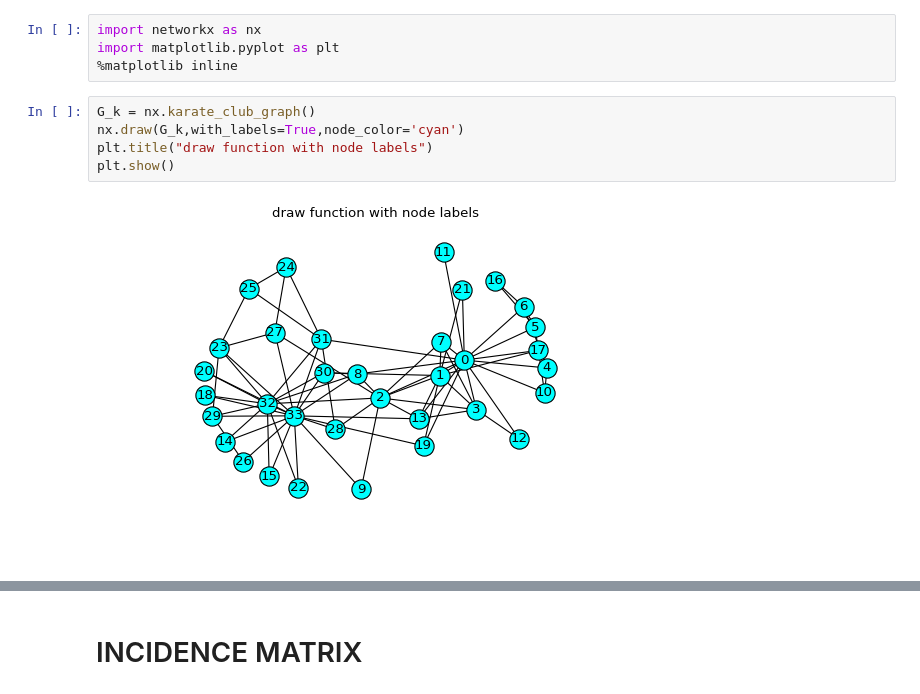
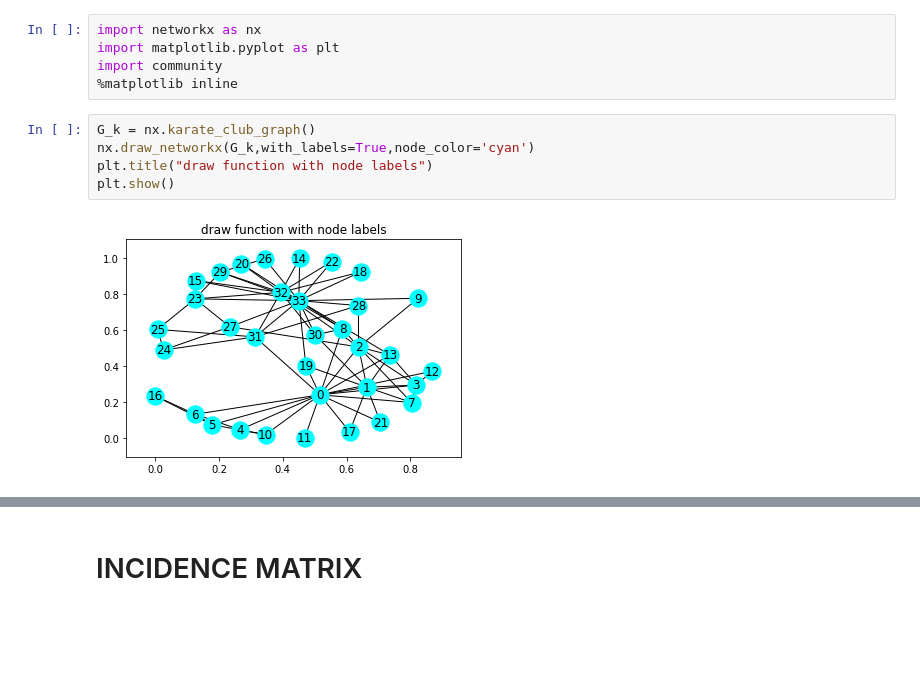
Before and after one commit to supriya-gdptl/incidence-mat-exp, a Jupyter notebook: incidence-mat-exp.ipynb, the cells around one changed output, grey strips where cells are left out. Drawn from its saved outputs; the diff is of its cells as text; blank space fills up the shorter version.

```diff
--- a/incidence-mat-exp.ipynb
+++ b/incidence-mat-exp.ipynb
@@ -1,14 +1,15 @@
 # %%
 import networkx as nx
 import matplotlib.pyplot as plt
+import community
 %matplotlib inline
 # %%
 G_k = nx.karate_club_graph()
-nx.draw(G_k,with_labels=True,node_color='cyan')
+nx.draw_networkx(G_k,with_labels=True,node_color='cyan')
 plt.title("draw function with node labels")
 plt.show()
 # %% [output]
-[figure, old version]
+[figure, new version]
 # %%
 import community
 G = nx.random_partition_graph([10,10,10],0.9,0.1)
```
Also changed, not shown: parts of 18 cells of this notebook.
